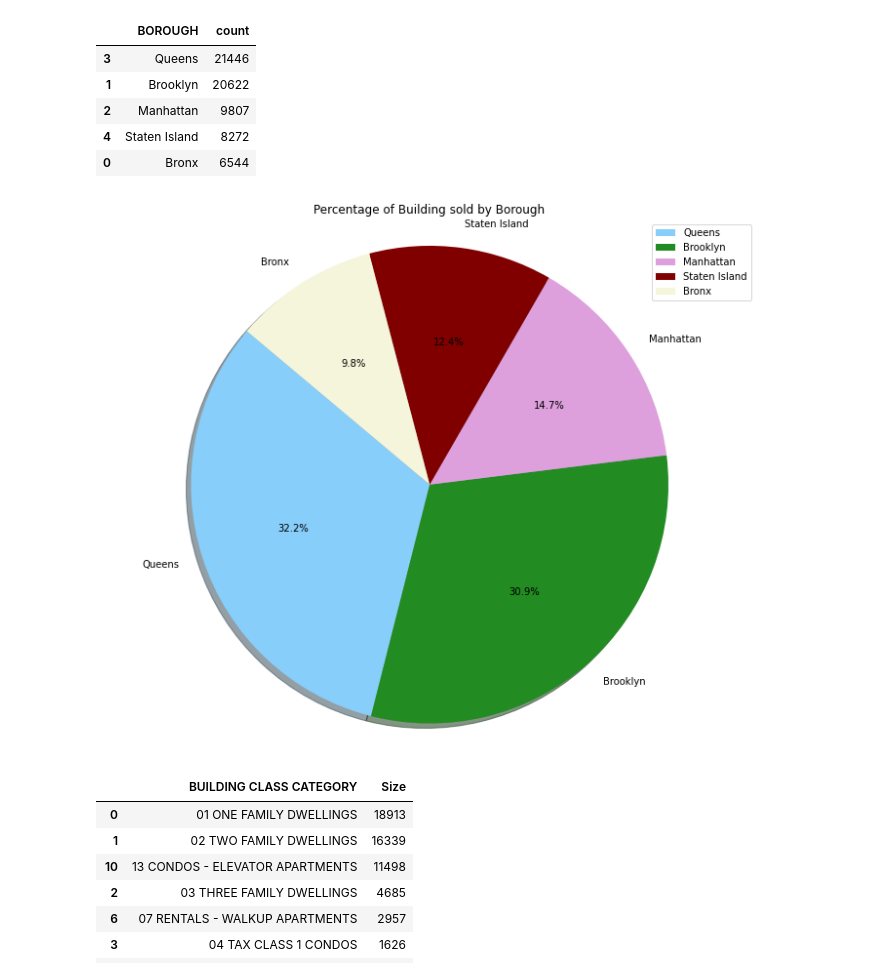
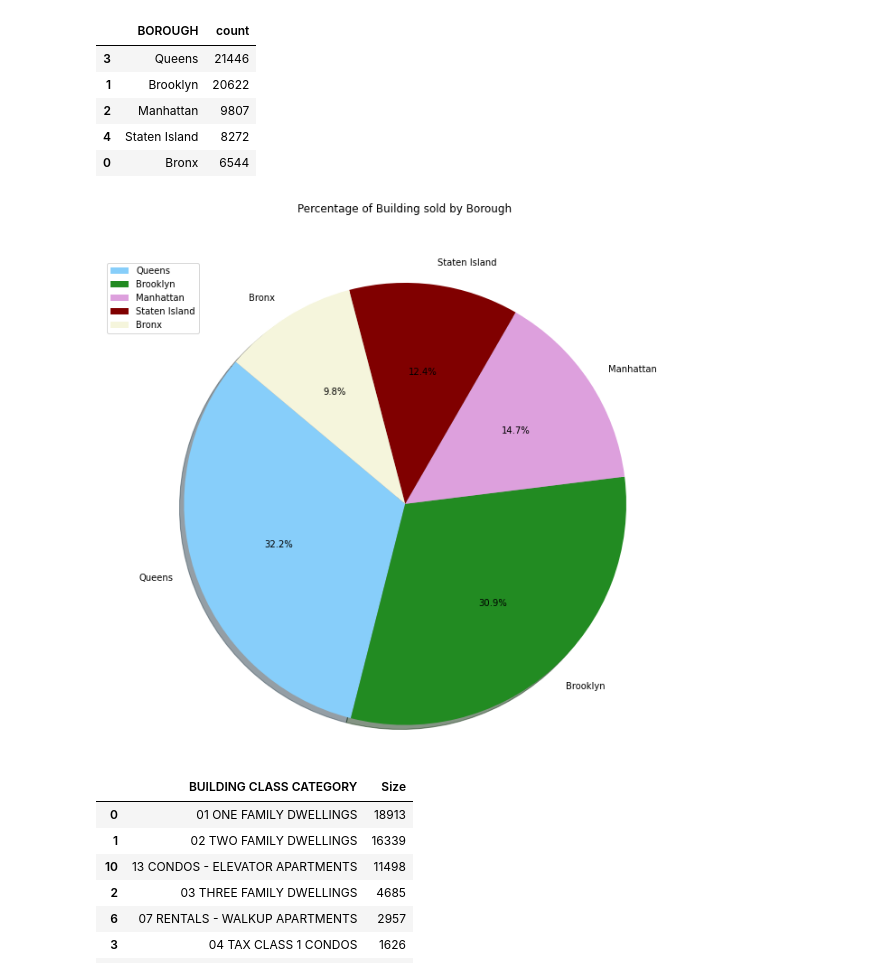
Before and after one commit to muktasidrahman/NYC-peoperty-analysis-for-2019, a Jupyter notebook: NYC_2019_Real_Estate.ipynb, the cells around one changed output. Saved outputs shown, nothing was run; the diff lists cells and outputs as text; code cells hidden in the pictures.

```diff
--- a/NYC_2019_Real_Estate.ipynb
+++ b/NYC_2019_Real_Estate.ipynb
@@ -8,11 +8,11 @@ pd.set_option('display.max_columns', None)
 # %% [markdown]
 https://www1.nyc.gov/site/finance/taxes/property-annualized-sales-update.page
 # %%
-bronx = pd.read_csv("C:\\Users\\mukta\\Desktop\\NYC_real_estate\\2019_BRONX.csv")
-brooklyn = pd.read_csv("C:\\Users\\mukta\\Desktop\\NYC_real_estate\\2019_BROOKLYN.csv")
-manhhatan = pd.read_csv("C:\\Users\\mukta\\Desktop\\NYC_real_estate\\2019_MANHATTAN.csv")
-queens = pd.read_csv("C:\\Users\\mukta\\Desktop\\NYC_real_estate\\2019_QUEENS.csv")
-staten_island = pd.read_csv("C:\\Users\\mukta\\Desktop\\NYC_real_estate\\2019_STATEN_ISLAND.csv")
+bronx = pd.read_csv("C:\\Users\\mukta\\Desktop\\NYC real estate Project\\2019_BRONX.csv")
+brooklyn = pd.read_csv("C:\\Users\\mukta\\Desktop\\NYC real estate Project\\2019_BROOKLYN.csv")
+manhhatan = pd.read_csv("C:\\Users\\mukta\\Desktop\\NYC real estate Project\\2019_MANHATTAN.csv")
+queens = pd.read_csv("C:\\Users\\mukta\\Desktop\\NYC real estate Project\\2019_QUEENS.csv")
+staten_island = pd.read_csv("C:\\Users\\mukta\\Desktop\\NYC real estate Project\\2019_STATEN_ISLAND.csv")
 # %%
 borough = [bronx,brooklyn,manhhatan,queens,staten_island]
 # %%
@@ -578,14 +578,14 @@ sales_by_borough
 # %%
 plt.figure(figsize=(12,10))
 colors = ["lightskyblue", "forestgreen", "plum", "maroon","beige" ]
 plt.pie(sales_by_borough["count"], labels=sales_by_borough["BOROUGH"],colors= colors, autopct='%1.1f%%', shadow=True, startangle=140)
 colors = ['yellowgreen', 'gold', 'lightskyblue', 'lightcoral']
-plt.title("Percentage of Building sold by Borough")
-plt.legend(sales_by_borough["BOROUGH"], loc="upper right")
+plt.title("Percentage of Building sold by Borough\n\n\n")
+plt.legend(sales_by_borough["BOROUGH"], loc="best")
 plt.axis('equal')
 plt.show()
 # %% [output]
-[figure, old version]
+[figure, new version]
 # %%
 property_type_count = df.groupby("BUILDING CLASS CATEGORY").size().reset_index(name="Size").sort_values("Size", ascending=False).head(10)
 property_type_count
```
Also changed, not shown: parts of 8 cells of this notebook.
